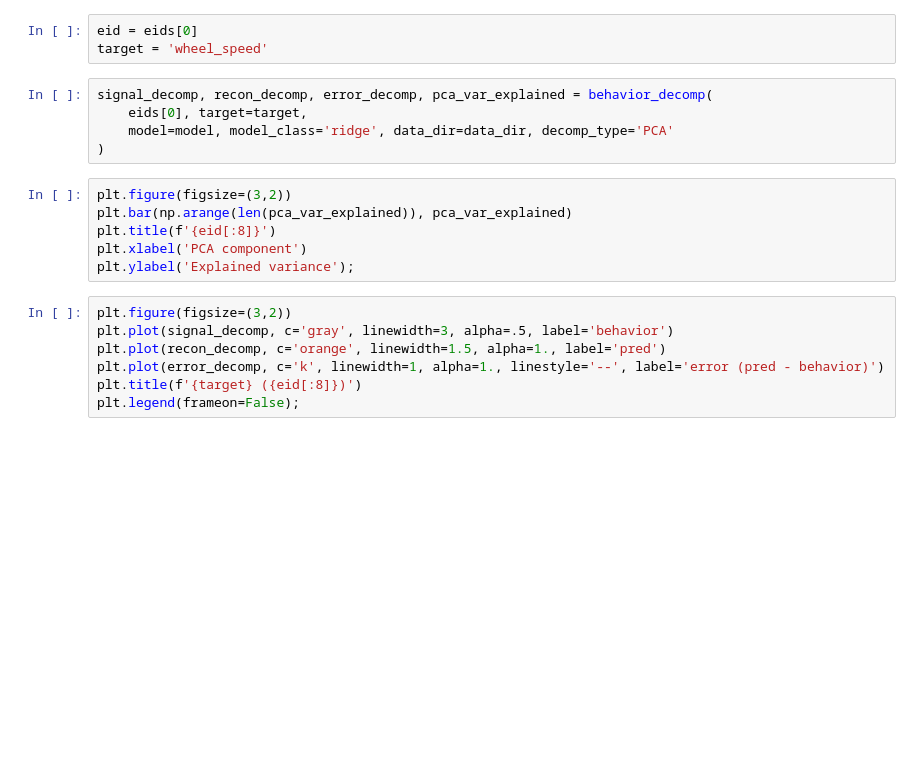
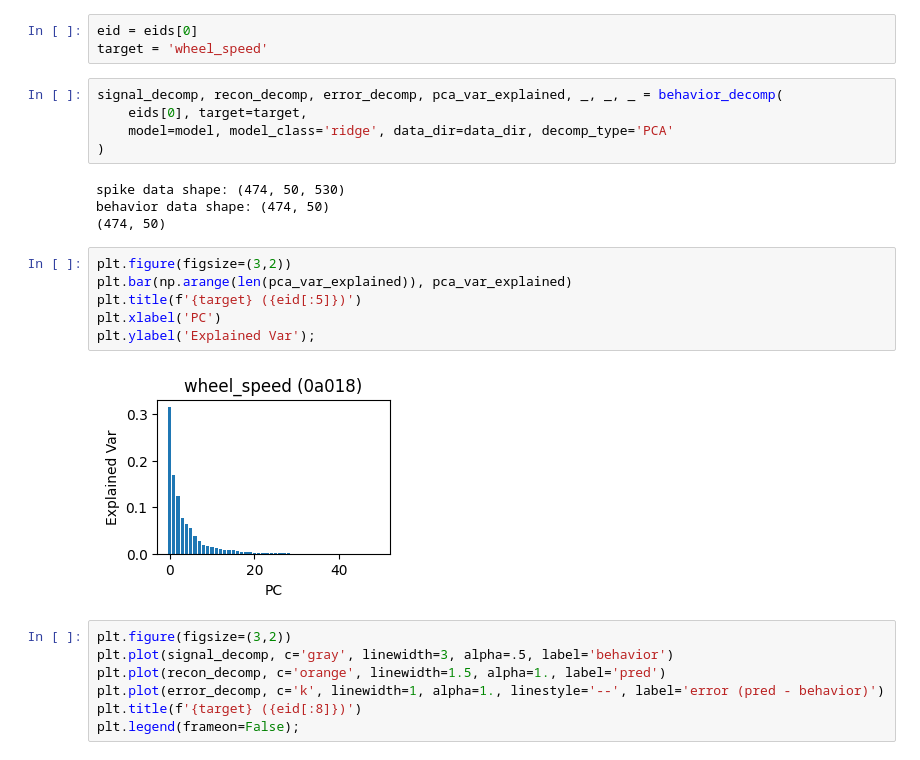
Before and after one commit to yzhang511/neural_decoding, a Jupyter notebook: notebooks/behavior_decomp.ipynb, the cells around one changed output. Cells and saved outputs as stored; diff of their text form; blank space fills up the shorter version.

Commit message:
plotting for behave decomp

```diff
--- a/notebooks/behavior_decomp.ipynb
+++ b/notebooks/behavior_decomp.ipynb
@@ -205,16 +205,22 @@ def r2_decomp(eid, target, model, model_class, data_dir, n_comp=30):
 eid = eids[0]
 target = 'wheel_speed'
 # %%
-signal_decomp, recon_decomp, error_decomp, pca_var_explained = behavior_decomp(
+signal_decomp, recon_decomp, error_decomp, pca_var_explained, _, _, _ = behavior_decomp(
     eids[0], target=target,
     model=model, model_class='ridge', data_dir=data_dir, decomp_type='PCA'
 )
+# %% [output]
+spike data shape: (474, 50, 530)
+behavior data shape: (474, 50)
+(474, 50)
 # %%
 plt.figure(figsize=(3,2))
 plt.bar(np.arange(len(pca_var_explained)), pca_var_explained)
-plt.title(f'{eid[:8]}')
-plt.xlabel('PCA component')
-plt.ylabel('Explained variance');
+plt.title(f'{target} ({eid[:5]})')
+plt.xlabel('PC')
+plt.ylabel('Explained Var');
+# %% [output]
+[figure, added]
 # %%
 plt.figure(figsize=(3,2))
 plt.plot(signal_decomp, c='gray', linewidth=3, alpha=.5, label='behavior')
```
Also changed, not shown: parts of 8 cells of this notebook, 3 other files.
